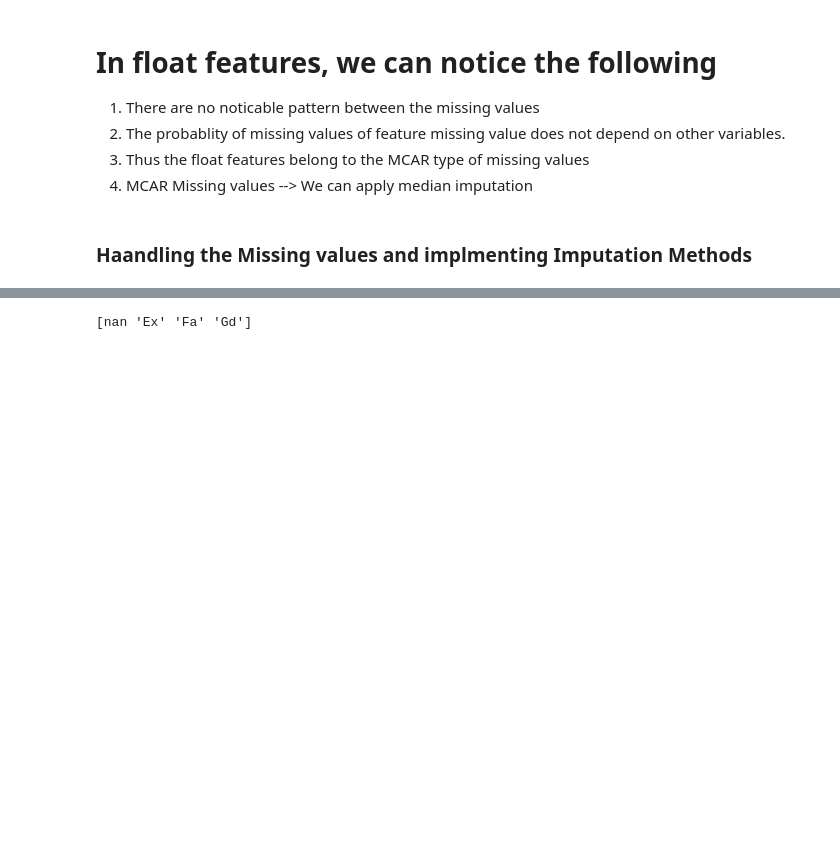
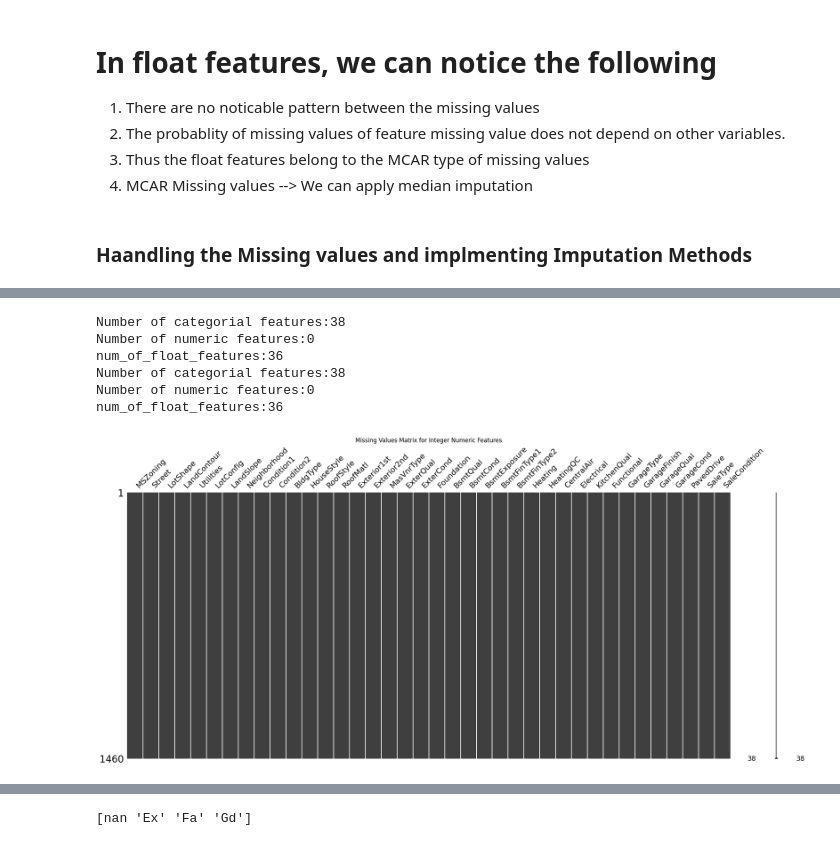
Before and after one commit to mohannadrateb/Data-Science-Eng-Portfolio, a Jupyter notebook: Regression/Housing_prices_ADV/Housing_prices_ADV.ipynb, the cells around one changed output, grey strips where cells are left out. Cells and saved outputs as stored; diff of their text form; code cells hidden in the pictures; blank space fills up the shorter version.

```diff
--- a/Regression/Housing_prices_ADV/Housing_prices_ADV.ipynb
+++ b/Regression/Housing_prices_ADV/Housing_prices_ADV.ipynb
@@ -208,0 +302,28 @@ plt.show()
+# %%
+def handling_missing_values(dataframe,scaler = None,imputer = None,cat_imputer = None, train = True):
+    if(train == True):
+        dataframe, imputer, scaler = numerical_imputer(dataframe)
+        dataframe, cat_imputer = categorical_imputer(dataframe)
+        #dataframe,label_encoder = transform_categorial_classes(dataframe,None)
+        return dataframe, imputer,scaler,cat_imputer
+    else:
+        dataframe  = numerical_imputer(dataframe,imputer, scaler, train = False)
+        dataframe =  categorical_imputer(dataframe,cat_imputer, train = False )
+        #dataframe = transform_categorial_classes(dataframe,None,train = False)
+        return dataframe
+y = df_train['SalePrice']
+df_train =  df_train.drop(['SalePrice','Id'], axis =1)
+df_test_id = df_test['Id']
+df_test =  df_test.drop(['Id'], axis =1)
+df_train,num_imputer,scaler,cat_imputer = handling_missing_values(df_train,scaler = None,imputer = None,cat_imputer = None, train = True)
+df_test = handling_missing_values(df_test,scaler,imputer = num_imputer,cat_imputer = cat_imputer, train = False)
+# %%
+
+imputer = SimpleImputer(strategy='mean')
+print("Missing values before imputation:")
+print(df_train.isnull().sum())
+numeric_columns = df_train.select_dtypes(include=['int64', 'float64']).columns
+df_train[numeric_columns] = imputer.fit_transform(df_train[numeric_columns])
+print("Missing values After imputation:")
+print(df_train.isnull().sum())
+print(df_train[numeric_columns].isnull().sum())
@@ -208,0 +348,16 @@ plt.show()
+# %%
+categorical_features_imputated,numeric_features_imputated,float_features_imputated = features_types(df_train)
+categorical_features_test,numeric_features_test,float_features_test = features_types(df_test)
+# %% [output]
+Number of categorial features:38
+Number of numeric features:0
+num_of_float_features:36
+Number of categorial features:38
+Number of numeric features:0
+num_of_float_features:36
+# %%
+msno.matrix(categorical_features_imputated)
+plt.title('Missing Values Matrix for Integer Numeric Features')
+plt.show()
+# %% [output]
+[figure, added]
```
Also changed, not shown: parts of 34 cells of this notebook.
